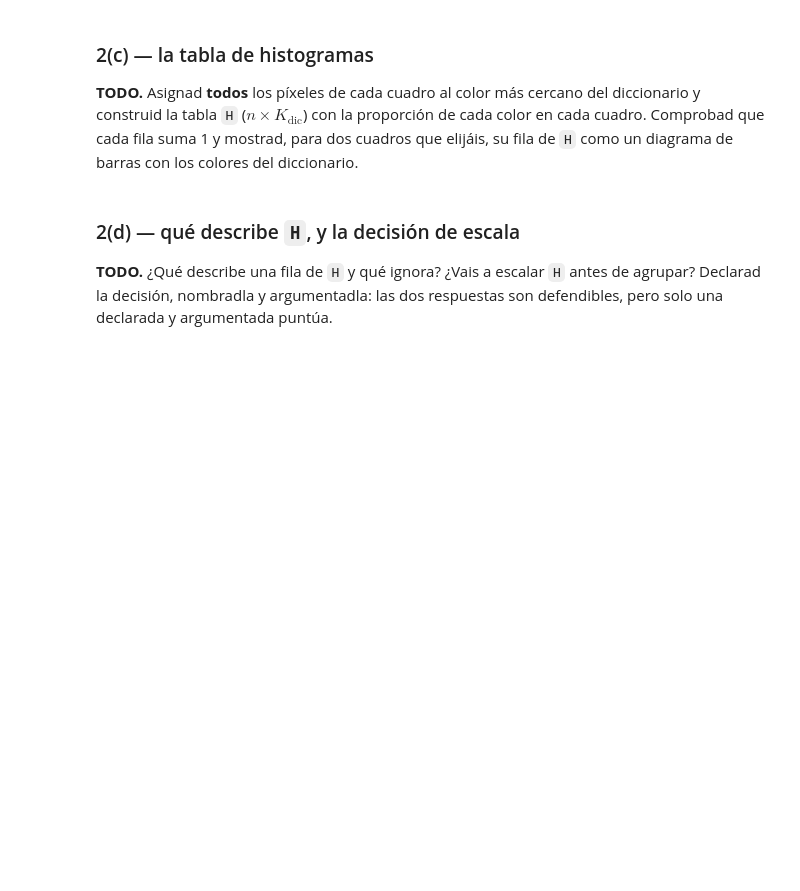
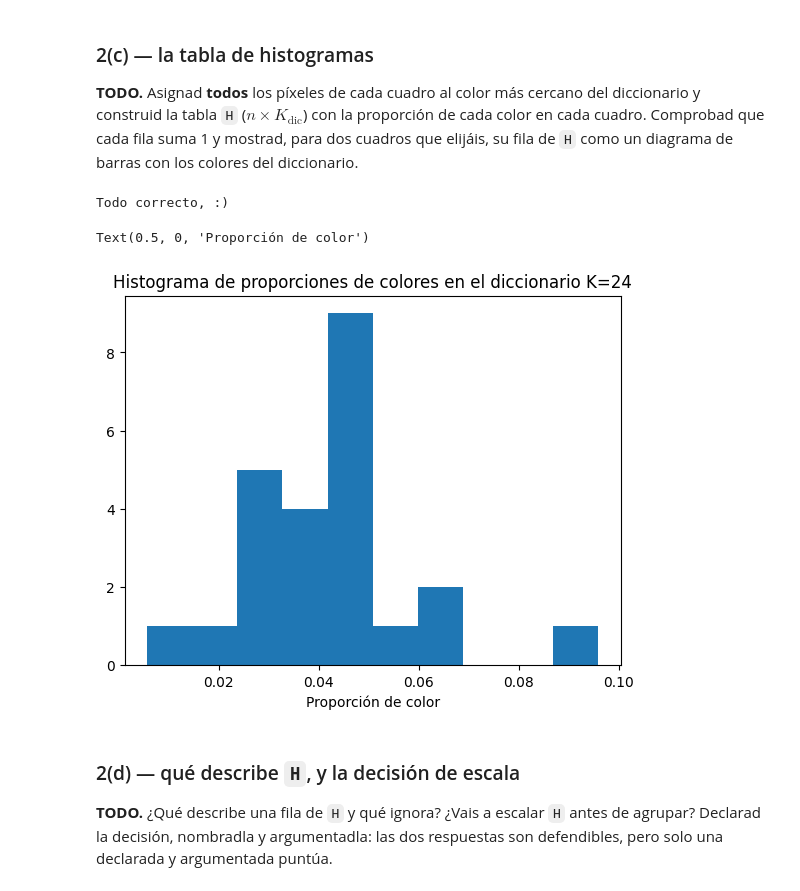
Before and after one commit to mxriodia/machine_learning_p1, a Jupyter notebook: P1_grupo_4/Cuaderno/p1_alumno.ipynb, the cells around one changed output. Drawn from its saved outputs; the diff is of its cells as text; code cells hidden in the pictures; blank space fills up the shorter version.

Commit message:
2 (c) a falta pintar histogramas y conclusiones

```diff
--- a/P1_grupo_4/Cuaderno/p1_alumno.ipynb
+++ b/P1_grupo_4/Cuaderno/p1_alumno.ipynb
@@ -681,15 +681,15 @@ for pix in pixeles:
     pixeles_elegidos = rng.choice(pix, size = PIX_POR_CUADRO, replace = False)
     lista_pixeles_por_cuadro.append(pixeles_elegidos)
 
-modelo = KMeans(n_clusters=K_DIC,n_init=1, random_state=SEED)
+modelo_KMeans = KMeans(n_clusters=K_DIC,n_init=1, random_state=SEED)
 # vstack junta todos los arrays de pixeles de cada cuadro en un solo array grande, que es lo que se usa para pasar al modelo KMeans, como si fuera un solo conjunto de pixeles de un cuadro.
-X = np.vstack(lista_pixeles_por_cuadro)
-modelo.fit(X)
-colores_diccionario = modelo.cluster_centers_
+X_pixeles = np.vstack(lista_pixeles_por_cuadro)
+modelo_KMeans.fit(X_pixeles)
+colores_diccionario = modelo_KMeans.cluster_centers_
 
 fig, axs = plt.subplots(1, 1, figsize=(10, 5))
 axs.imshow(colores_diccionario); axs.set_title("K = 24");    axs.axis("off")
-mostrar_paleta(axs, colores_diccionario, np.bincount(modelo.labels_))
+mostrar_paleta(axs, colores_diccionario, np.bincount(modelo_KMeans.labels_))
 plt.show()
 # %% [output]
 [figure]
@@ -708,3 +705,41 @@ H = None
+# %%
+
+# distancias = np.zeros((X_pixeles.shape[0], modelo_KMeans.n_clusters))
+
+# for r in range(modelo_KMeans.n_clusters):
+#     distancias[:, r] = np.sqrt(np.abs(X_pixeles[:, 0] - modelo_KMeans.cluster_centers_[r, 0]) ** 2 + np.abs(X_pixeles[:, 1] - modelo_KMeans.cluster_centers_[r, 1]) ** 2 + np.abs(X_pixeles[:, 2] - modelo_KMeans.cluster_centers_[r, 2]) ** 2)
+
+# labels = np.argmin(distancias, axis=1)
+# labels
+
+#proporciones = np.bincount(labels)/np.sum(np.bincount(labels))
+
+#H = n * proporciones, donde n es el número de pixeles en total, y proporciones es la proporción de cada color en el diccionario.
+#H = X_pixeles.shape[0] * proporciones
+proporciones = []
+for pix in pixeles:
+    labels = modelo_KMeans.predict(X_pixeles)
+    proporciones.append(np.bincount(labels)/np.sum(np.bincount(labels)))
+#print(proporciones)
+#Hay que transformar la lista de proporciones en un array de numpy, para poder usarlo en un DataFrame de pandas.
+H = np.array(proporciones)
+
+H_df = pd.DataFrame(H, index=cuadros["row_id"], columns=[f"Color_K_{i+1}" for i in range(K_DIC)])
+for i in range(len(H_df)):
+    sum = np.sum(H_df.iloc[i])
+    if sum != 1:
+        raise ValueError(f"Hay un error en la suma de las proporciones para algun cuadro")
+print(f"Todo correcto, :)")
+#print(H)
+H_df
+
+#plt.hist(H_df.iloc[,])
+plt.title("Histograma de proporciones de colores en el diccionario K=24")
+plt.xlabel("Proporción de color")
+# %% [output]
+Todo correcto, :)
+Text(0.5, 0, 'Proporción de color')
+[figure, added]
 # %% [markdown]
 ### 2(d) — qué describe `H`, y la decisión de escala
 
```
Also changed, not shown: parts of 1 cell of this notebook.
